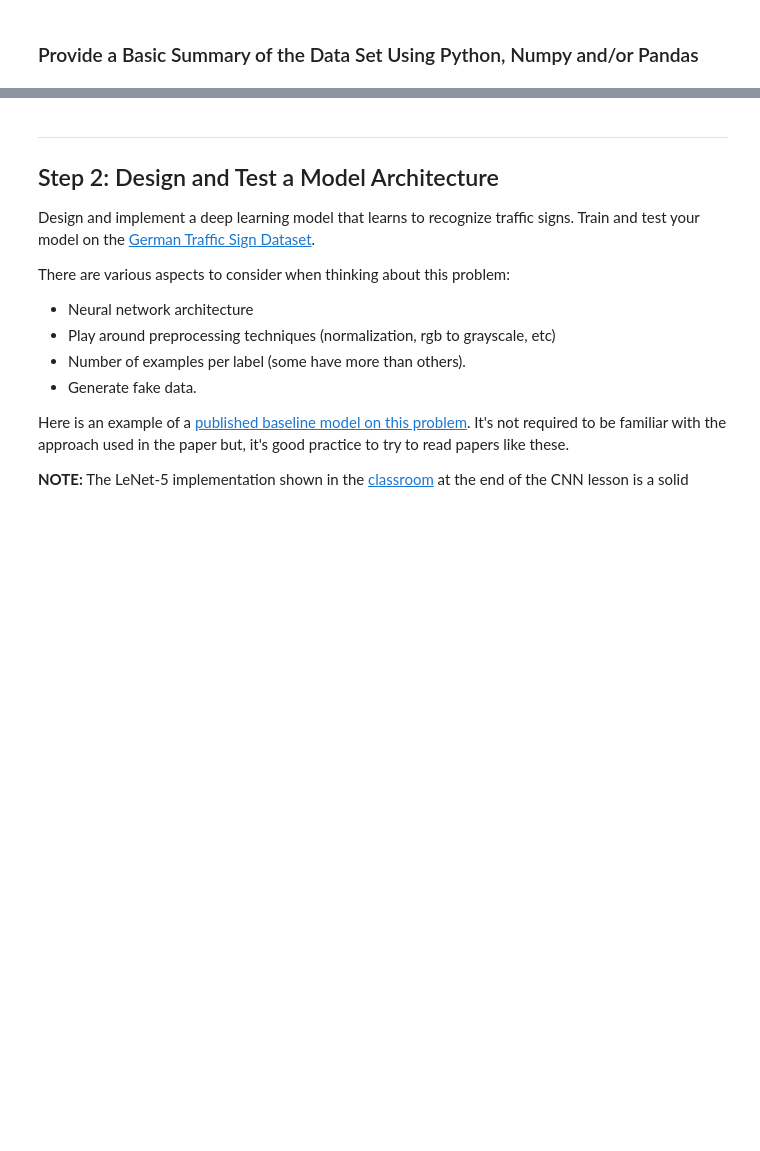
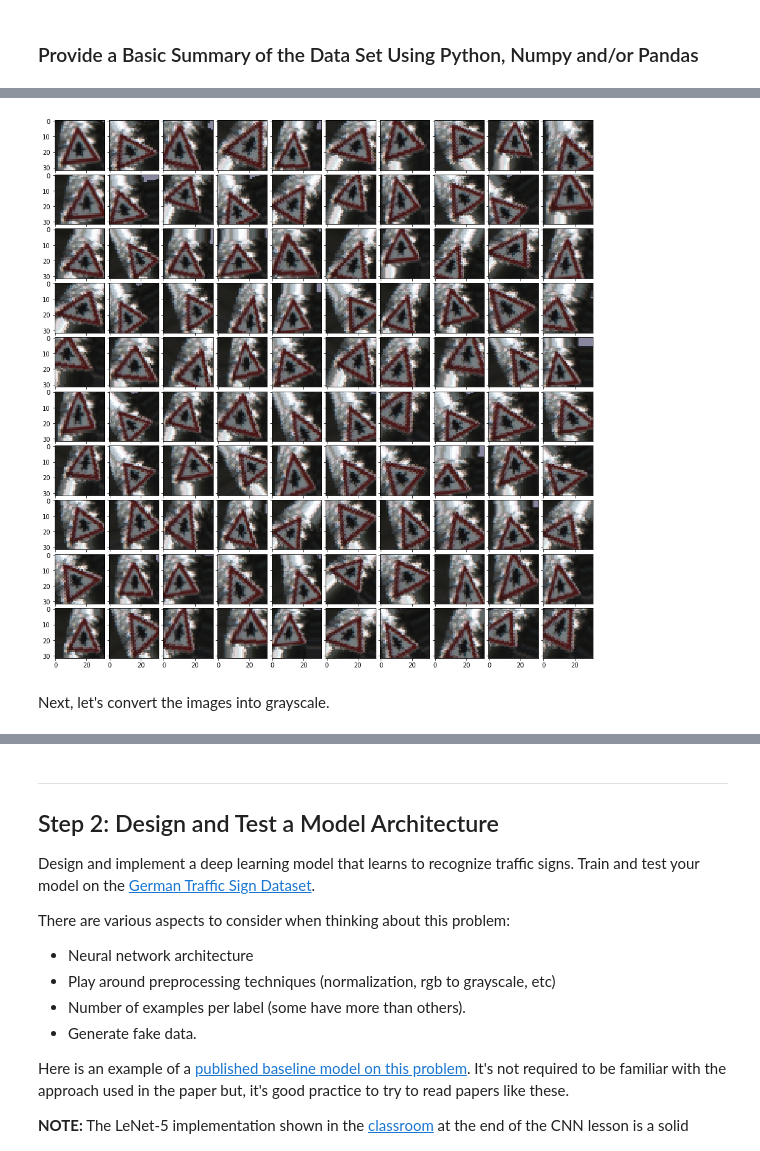
Before and after one commit to mahuna13/Traffic-Sign-Classifier, a Jupyter notebook: Traffic_Sign_Classifier.ipynb, the cells around one changed output, grey strips where cells are left out. Saved outputs shown, nothing was run; the diff lists cells and outputs as text; code cells hidden in the pictures; blank space fills up the shorter version.

```diff
--- a/Traffic_Sign_Classifier.ipynb
+++ b/Traffic_Sign_Classifier.ipynb
@@ -106,0 +139,29 @@ print(y_train[index])
+# %%
+index = random.randint(0, len(X_train))
+
+datagen = ImageDataGenerator(
+        rotation_range=40,
+        width_shift_range=0.2,
+        height_shift_range=0.2,
+        shear_range=0.2,
+        zoom_range=0.2,
+        fill_mode='nearest')
+
+x = X_train[index]
+x = x.reshape((1,) + x.shape)  # this is a Numpy array with shape (1, 32, 32, 32)
+
+images = []
+images.append(X_train[index])
+
+i = 1
+for batch in datagen.flow(x, batch_size=1):
+    images.append(batch.reshape(batch.shape[1:]).astype(np.uint8))
+    i += 1
+    if i > 99:
+        break  # otherwise the generator would loop indefinitely
+
+plot100Images(images)
+# %% [output]
+[figure, added]
+# %% [markdown]
+Next, let's convert the images into grayscale.
```
Also changed, not shown: parts of 39 cells of this notebook.
